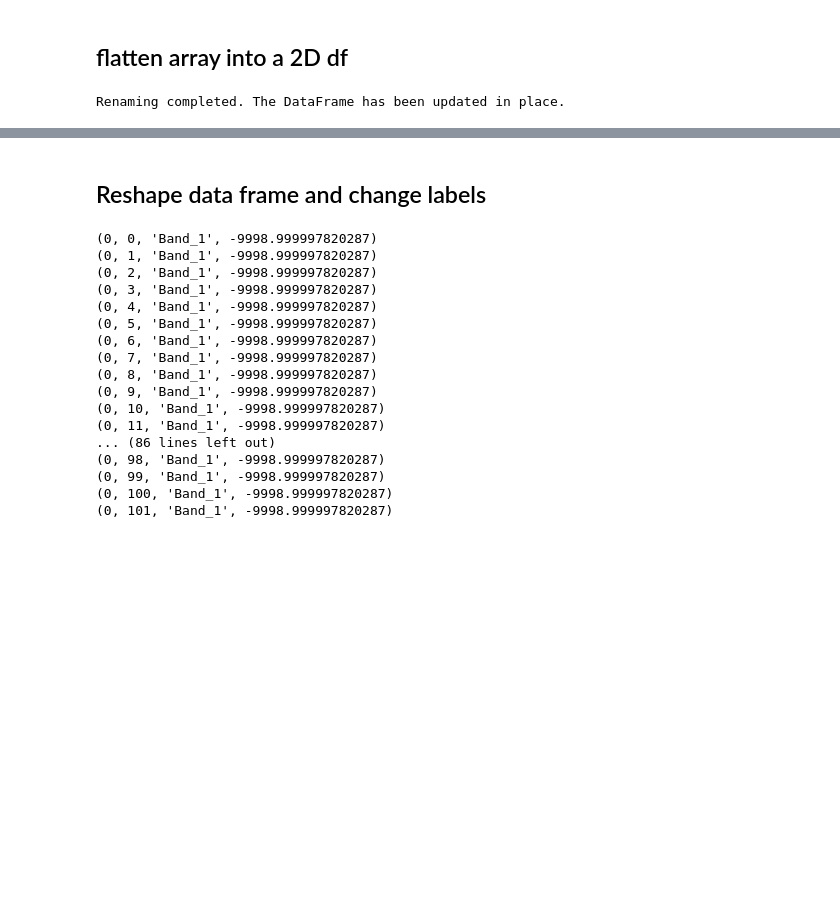
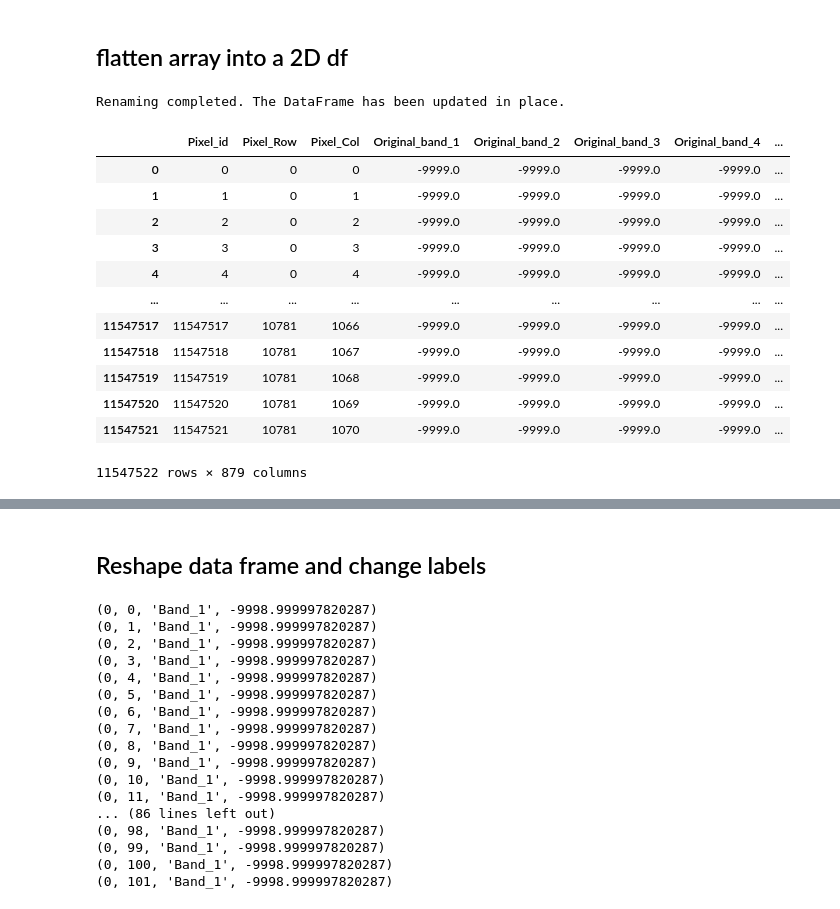
Before and after one commit to earthlab/cross-sensor-cal, a Jupyter notebook: reshape.ipynb, the cells around one changed output, grey strips where cells are left out. Drawn from its saved outputs; the diff is of its cells as text; code cells hidden in the pictures; blank space fills up the shorter version.

```diff
--- a/reshape.ipynb
+++ b/reshape.ipynb
@@ -188,6 +188,22 @@ else:
     print("Mismatch in the total expected 'Band_' column count. Please verify the DataFrame structure.")
 # %% [output]
 Renaming completed. The DataFrame has been updated in place.
+# %%
+spectra_per_pixel
+# %% [output]
+|  | Pixel_id | Pixel_Row | Pixel_Col | Original_band_1 | Original_band_2 | Original_band_3 | Original_band_4 | ... |
+| 0 | 0 | 0 | 0 | -9999.0 | -9999.0 | -9999.0 | -9999.0 | ... |
+| 1 | 1 | 0 | 1 | -9999.0 | -9999.0 | -9999.0 | -9999.0 | ... |
+| 2 | 2 | 0 | 2 | -9999.0 | -9999.0 | -9999.0 | -9999.0 | ... |
+| 3 | 3 | 0 | 3 | -9999.0 | -9999.0 | -9999.0 | -9999.0 | ... |
+| 4 | 4 | 0 | 4 | -9999.0 | -9999.0 | -9999.0 | -9999.0 | ... |
+| ... | ... | ... | ... | ... | ... | ... | ... | ... |
+| 11547517 | 11547517 | 10781 | 1066 | -9999.0 | -9999.0 | -9999.0 | -9999.0 | ... |
+| 11547518 | 11547518 | 10781 | 1067 | -9999.0 | -9999.0 | -9999.0 | -9999.0 | ... |
+| 11547519 | 11547519 | 10781 | 1068 | -9999.0 | -9999.0 | -9999.0 | -9999.0 | ... |
+| 11547520 | 11547520 | 10781 | 1069 | -9999.0 | -9999.0 | -9999.0 | -9999.0 | ... |
+| 11547521 | 11547521 | 10781 | 1070 | -9999.0 | -9999.0 | -9999.0 | -9999.0 | ... |
+11547522 rows × 879 columns
 # %%
 # Assuming 'spectra_per_pixel' is your DataFrame
 
```
Also changed, not shown: parts of 4 cells of this notebook.
